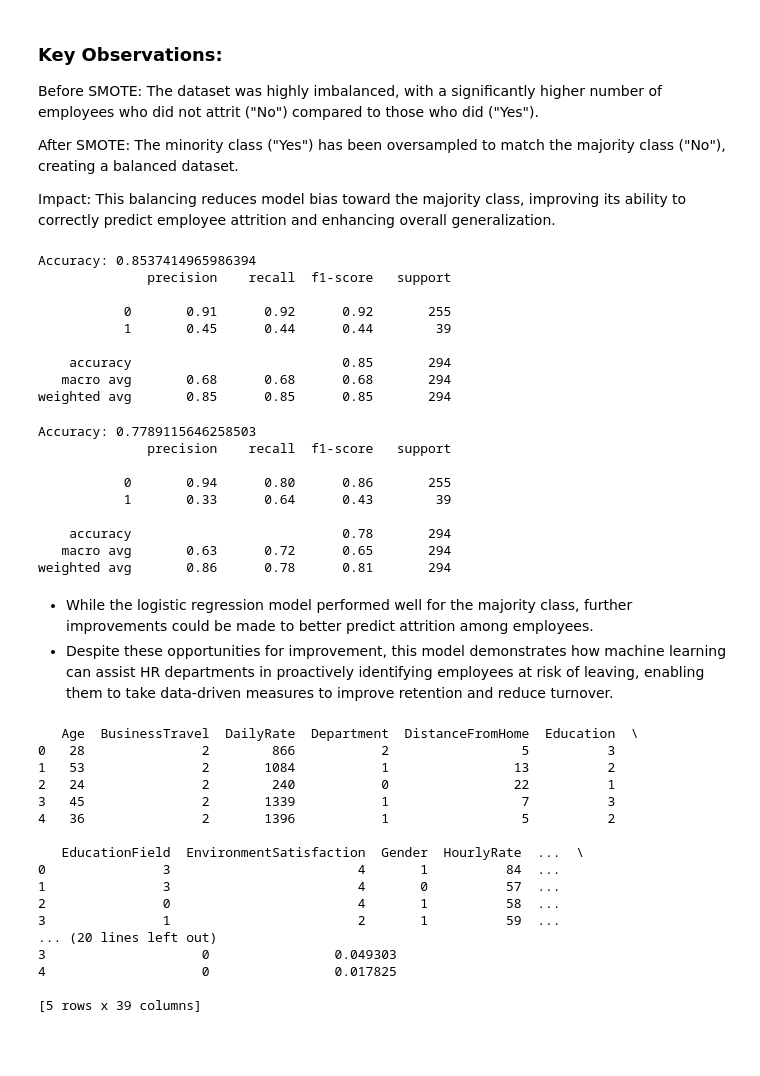
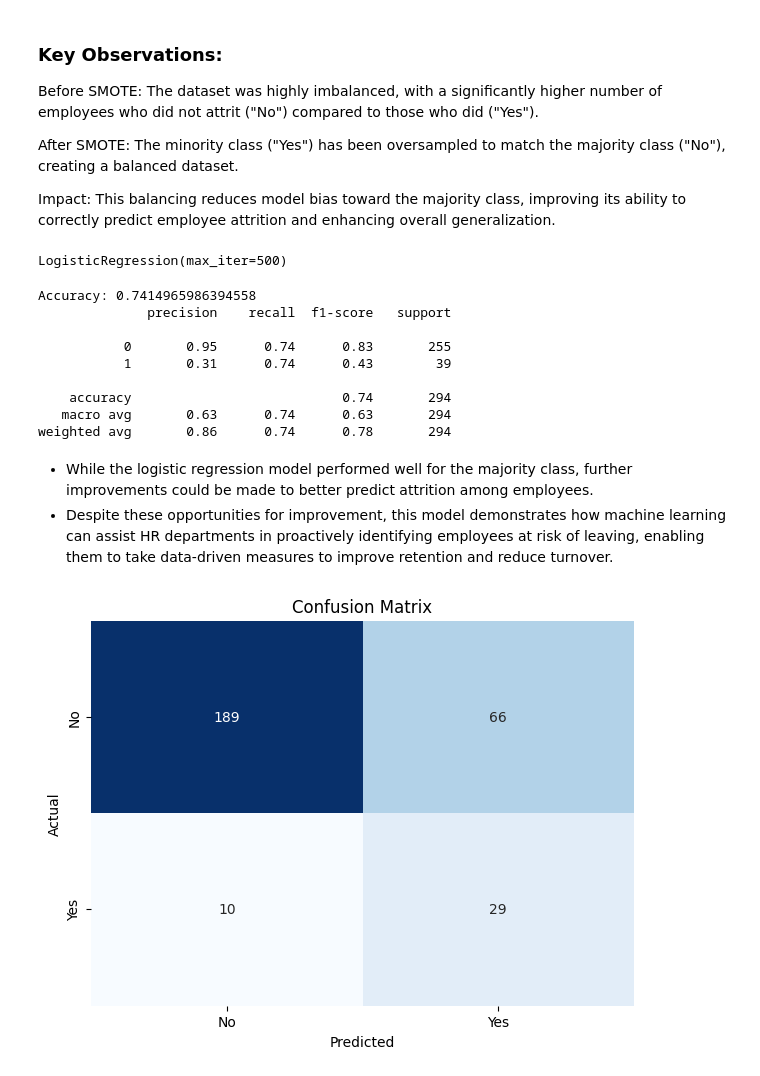
Before and after one commit to mariyamjabir/HR_Analytics, a Jupyter notebook: notebooks/01_EDA_and_Data_Preprocessing.ipynb, the cells around one changed output. Saved outputs shown, nothing was run; the diff lists cells and outputs as text; code cells hidden in the pictures; blank space fills up the shorter version.

Commit message:
Threshold changed to 0.2

```diff
--- a/notebooks/01_EDA_and_Data_Preprocessing.ipynb
+++ b/notebooks/01_EDA_and_Data_Preprocessing.ipynb
@@ -428,73 +428,40 @@ from sklearn.metrics import accuracy_score, classification_report
 # %%
 model = LogisticRegression(max_iter=500)
 model.fit(X_train_resampled_scaled, y_train_resampled)
-y_pred = model.predict(X_test_scaled)
+#y_pred = model.predict(X_test_scaled)
 
-print("Accuracy:", accuracy_score(y_test, y_pred))
-print(classification_report(y_test, y_pred))
+#print("Accuracy:", accuracy_score(y_test, y_pred))
+#print(classification_report(y_test, y_pred))
 # %% [output]
-Accuracy: 0.8537414965986394
-              precision    recall  f1-score   support
-
-           0       0.91      0.92      0.92       255
-           1       0.45      0.44      0.44        39
-
-    accuracy                           0.85       294
-   macro avg       0.68      0.68      0.68       294
-weighted avg       0.85      0.85      0.85       294
+LogisticRegression(max_iter=500)
 # %%
 y_pred_proba = model.predict_proba(X_test_scaled)[:, 1]  # Get probabilities
-y_pred = (y_pred_proba > 0.3).astype(int)  # Adjust the threshold (try 0.3 to 0.4)
+y_pred = (y_pred_proba > 0.2).astype(int)  # Adjust the threshold (try 0.3 to 0.4)
 
 print("Accuracy:", accuracy_score(y_test, y_pred))
 print(classification_report(y_test, y_pred))
 # %% [output]
-Accuracy: 0.7789115646258503
+Accuracy: 0.7414965986394558
               precision    recall  f1-score   support
 
-           0       0.94      0.80      0.86       255
-           1       0.33      0.64      0.43        39
+           0       0.95      0.74      0.83       255
+           1       0.31      0.74      0.43        39
 
-    accuracy                           0.78       294
-   macro avg       0.63      0.72      0.65       294
-weighted avg       0.86      0.78      0.81       294
+    accuracy                           0.74       294
+   macro avg       0.63      0.74      0.63       294
+weighted avg       0.86      0.74      0.78       294
 # %% [markdown]
 
 - While the logistic regression model performed well for the majority class, further improvements could be made to better predict attrition among employees.
 - Despite these opportunities for improvement, this model demonstrates how machine learning can assist HR departments in proactively identifying employees at risk of leaving, enabling them to take data-driven measures to improve retention and reduce turnover.
 # %%
-# Step 1: Reset indices to align rows correctly
+# Reset indices to align rows correctly
 X_test_reset = X_test.reset_index(drop=True)
 y_test_reset = y_test.reset_index(drop=True)
 
-# Step 2: Create predictions and probabilities
-y_pred_proba = model.predict_proba(X_test_scaled)[:, 1]
-y_pred = (y_pred_proba > 0.3).astype(int)
-
-# Step 3: Create the final DataFrame
 final_df = pd.concat([X_test_reset,
                       y_test_reset.rename('Actual Attrition'),
                       pd.Series(y_pred, name='Predicted Attrition'),
                       pd.Series(y_pred_proba, name='Prediction Probability')], axis=1)
 
-# Step 4: Preview and save
-print(final_df.head())  # Optional: just to check
 final_df.to_csv('attrition_predictions_full.csv', index=False)
-# %% [output]
-   Age  BusinessTravel  DailyRate  Department  DistanceFromHome  Education  \
-0   28               2        866           2                 5          3
-1   53               2       1084           1                13          2
-2   24               2        240           0                22          1
-3   45               2       1339           1                 7          3
-4   36               2       1396           1                 5          2
-
-   EducationField  EnvironmentSatisfaction  Gender  HourlyRate  ...  \
-0               3                        4       1          84  ...
-1               3                        4       0          57  ...
-2               0                        4       1          58  ...
-3               1                        2       1          59  ...
-... (20 lines left out)
-3                    0                0.049303
-4                    0                0.017825
-
-[5 rows x 39 columns]
@@ -500,0 +470,11 @@ final_df.to_csv('attrition_predictions_full.csv', index=False)
+# %%
+cm = confusion_matrix(y_test, y_pred)
+
+plt.figure(figsize=(7, 5))
+sns.heatmap(cm, annot=True, fmt='d', cmap='Blues', cbar=False, xticklabels=['No', 'Yes'], yticklabels=['No', 'Yes'])
+plt.title('Confusion Matrix')
+plt.xlabel('Predicted')
+plt.ylabel('Actual')
+plt.show()
+# %% [output]
+[figure, added]
```
Also changed, not shown: parts of 1 cell of this notebook, 3 other files.
